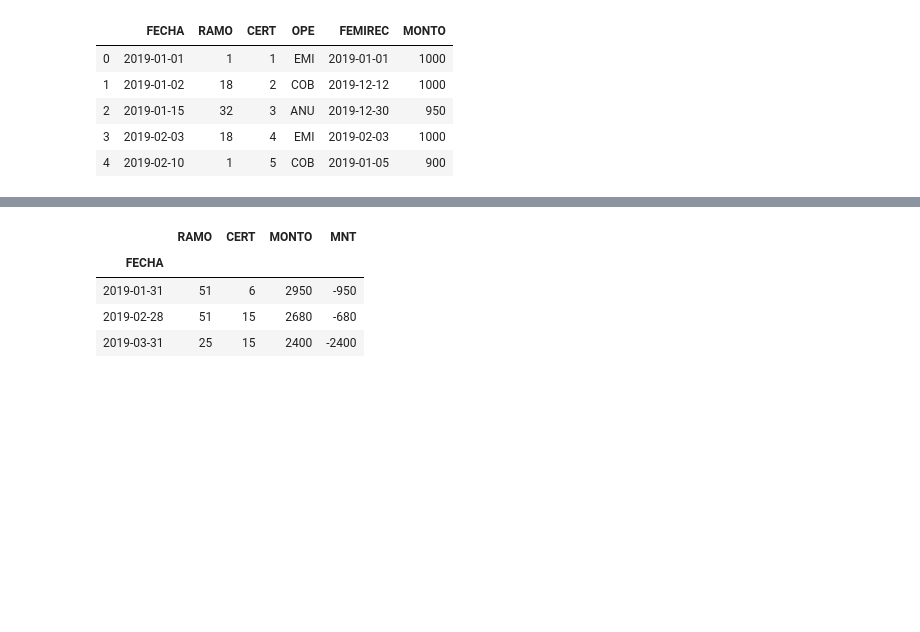
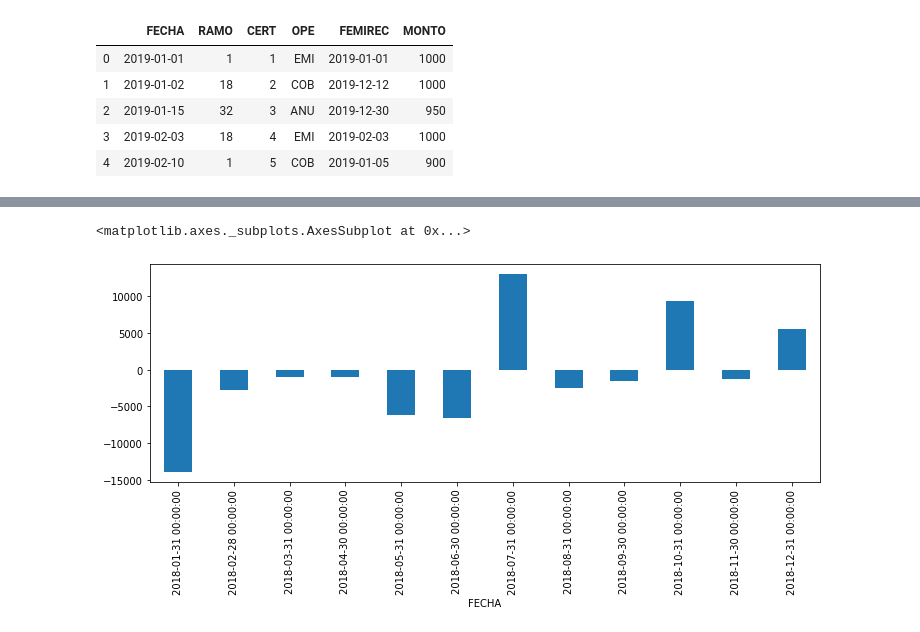
Before and after one commit to RafaelHarispe/WorkShopDS, a Jupyter notebook: Cintas.ipynb, the cells around one changed output, grey strips where cells are left out. Drawn from its saved outputs; the diff is of its cells as text; code cells hidden in the pictures; blank space fills up the shorter version.

```diff
--- a/Cintas.ipynb
+++ b/Cintas.ipynb
@@ -187,8 +252,5 @@ operecibos
 # %%
-operecibos.set_index('FECHA').resample('1M').sum()
+operecibos.set_index('FECHA').resample('1M')['MNT'].sum().plot(kind = 'bar', figsize = (12,4))
 # %% [output]
-|  | RAMO | CERT | MONTO | MNT |
-| FECHA |  |  |  |  |
-| 2019-01-31 | 51 | 6 | 2950 | -950 |
-| 2019-02-28 | 51 | 15 | 2680 | -680 |
-| 2019-03-31 | 25 | 15 | 2400 | -2400 |
+<matplotlib.axes._subplots.AxesSubplot at 0x...>
+[figure, added]
```
Also changed, not shown: parts of 18 cells of this notebook.
